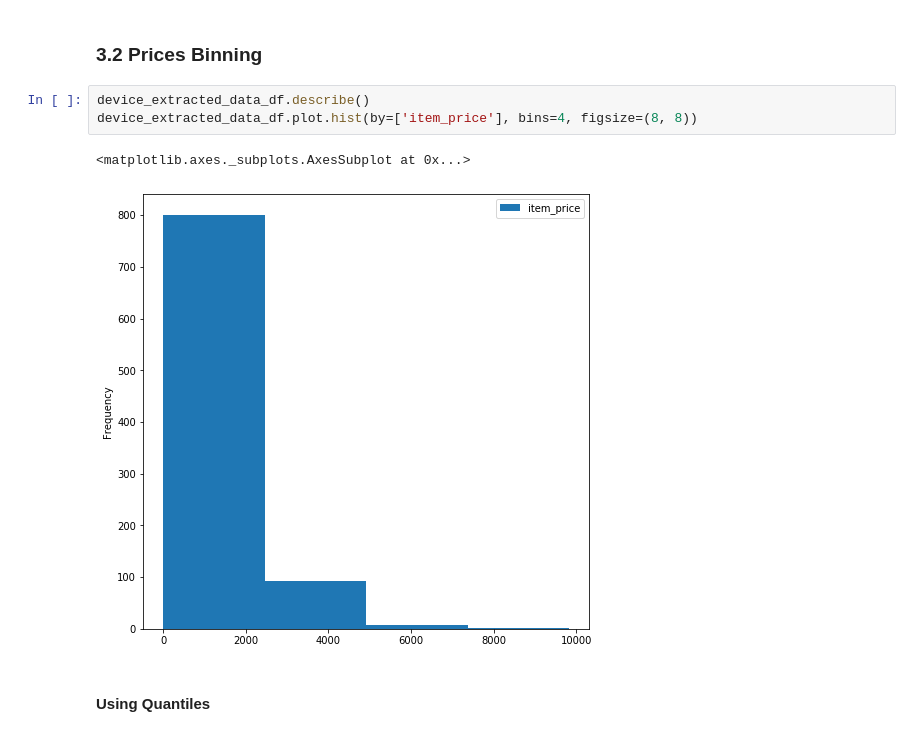
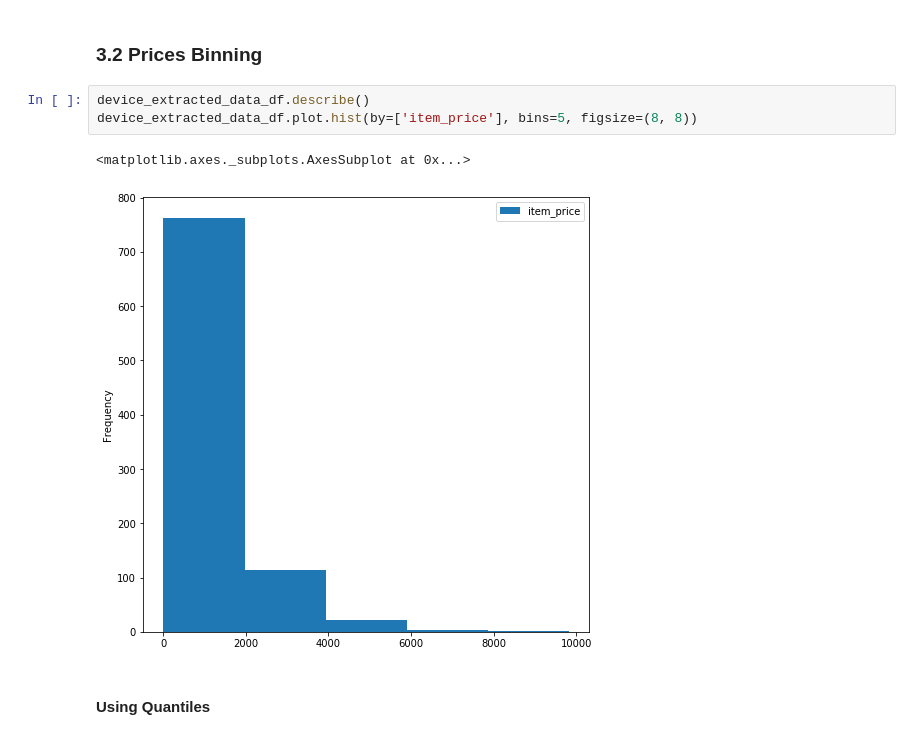
Before and after one commit to thiagolrpinho/phone_prices_crawler, a Jupyter notebook: main.ipynb, the cells around one changed output. Cells and saved outputs as stored; diff of their text form.

```diff
--- a/main.ipynb
+++ b/main.ipynb
@@ -117,10 +117,10 @@ device_extracted_data_df.plot.scatter(x=0, y='item_price', figsize=(12, 12))
 ### 3.2 Prices Binning
 # %%
 device_extracted_data_df.describe()
-device_extracted_data_df.plot.hist(by=['item_price'], bins=4, figsize=(8, 8))
+device_extracted_data_df.plot.hist(by=['item_price'], bins=5, figsize=(8, 8))
 # %% [output]
 <matplotlib.axes._subplots.AxesSubplot at 0x...>
-[figure, old version]
+[figure, new version]
 # %% [markdown]
 #### Using Quantiles
 # %%
```
Also changed, not shown: parts of 10 cells of this notebook.
